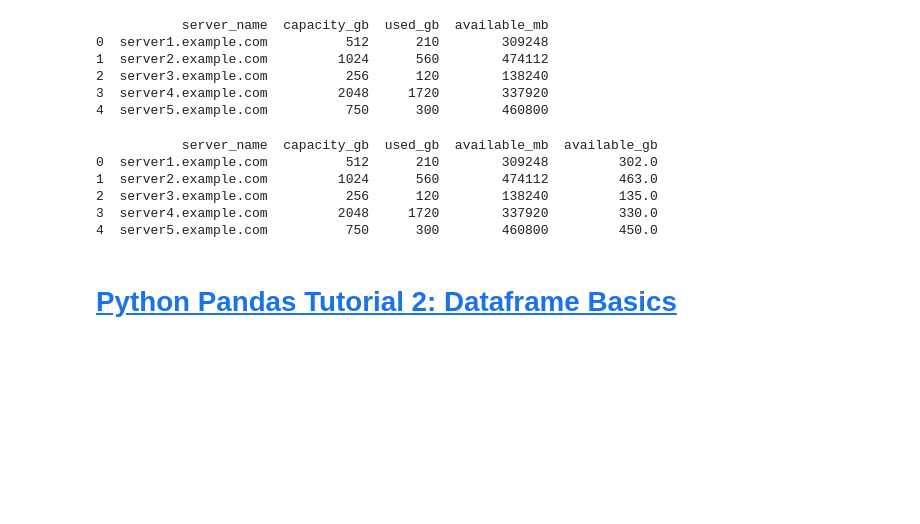
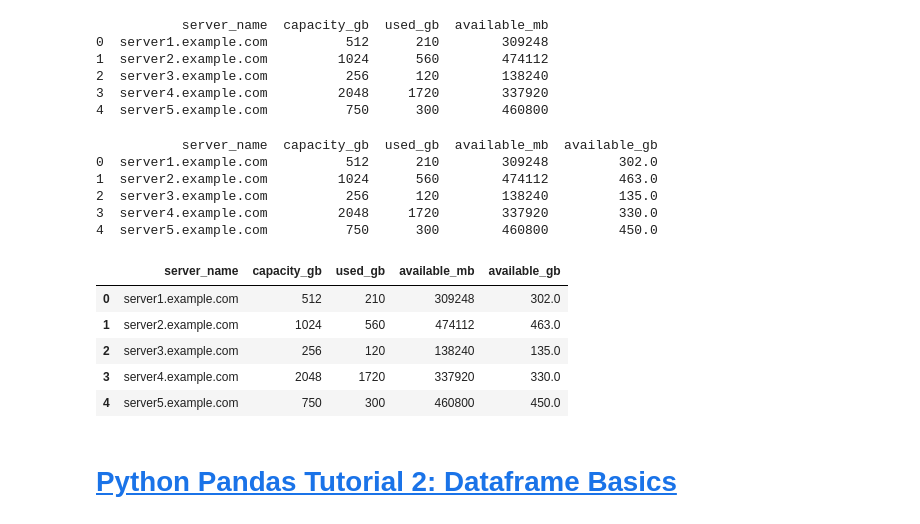
Before and after one commit to sre-infra-labs/Python-BootCamp, a Jupyter notebook: practice/pandas - DataFrame.ipynb, the cells around one changed output. Drawn from its saved outputs; the diff is of its cells as text; code cells hidden in the pictures; blank space fills up the shorter version.

```diff
--- a/practice/pandas - DataFrame.ipynb
+++ b/practice/pandas - DataFrame.ipynb
@@ -373,6 +373,25 @@ print(df)
 2  server3.example.com          256      120        138240         135.0
 3  server4.example.com         2048     1720        337920         330.0
 4  server5.example.com          750      300        460800         450.0
+# %%
+# Example function 02
+def get_size_in_unit(size_in_mb, target_unit):
+    if target_unit == 'mb':
+        return round(size_in_mb, 2)
+    else:
+        return round(size_in_mb / 1024, 2)
+
+# Apply to 'available_mb' and store result in a new column
+df['available_gb'] = df['available_mb'].apply(lambda x: get_size_in_unit(x, target_unit='gb'))
+
+df
+# %% [output]
+|  | server_name | capacity_gb | used_gb | available_mb | available_gb |
+| 0 | server1.example.com | 512 | 210 | 309248 | 302.0 |
+| 1 | server2.example.com | 1024 | 560 | 474112 | 463.0 |
+| 2 | server3.example.com | 256 | 120 | 138240 | 135.0 |
+| 3 | server4.example.com | 2048 | 1720 | 337920 | 330.0 |
+| 4 | server5.example.com | 750 | 300 | 460800 | 450.0 |
 # %% [markdown]
 # [Python Pandas Tutorial 2: Dataframe Basics](https://www.youtube.com/watch?v=F6kmIpWWEdU)
 # %%
```
Also changed, not shown: parts of 1 cell of this notebook.
